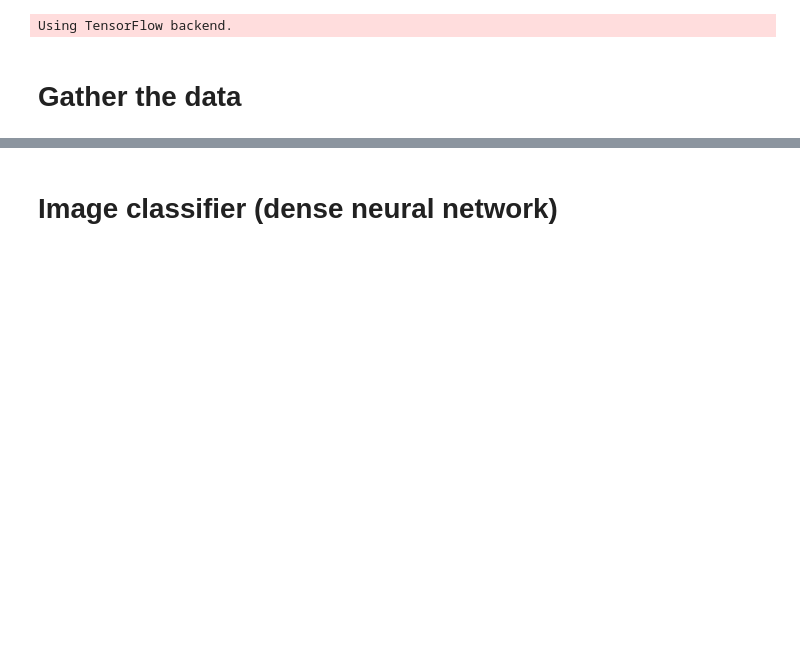
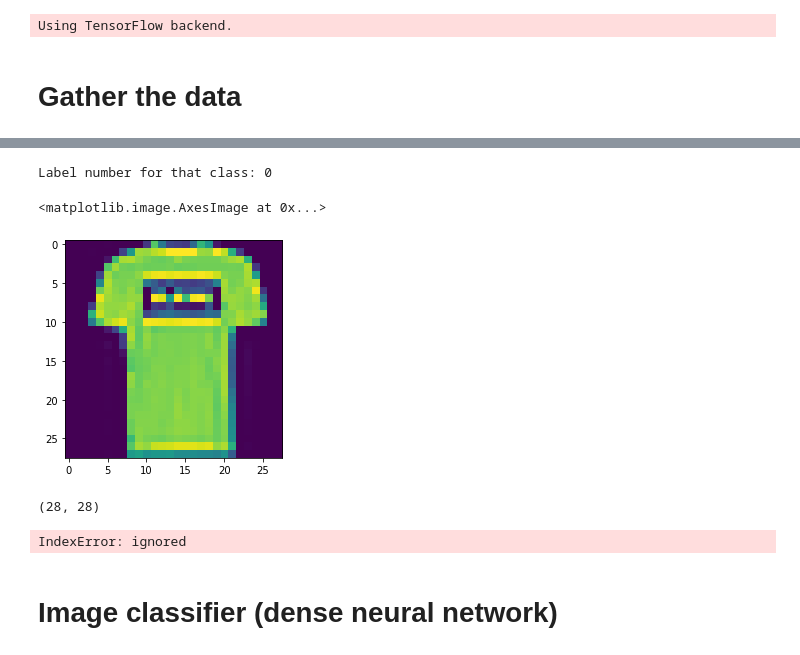
Before and after one commit to coyens/Python, a Jupyter notebook: warsztaty/image_processing in keras/image_processing_clothes.ipynb, the cells around one changed output, grey strips where cells are left out. Saved outputs shown, nothing was run; the diff lists cells and outputs as text; code cells hidden in the pictures; blank space fills up the shorter version.

```diff
--- a/warsztaty/image_processing in keras/image_processing_clothes.ipynb
+++ b/warsztaty/image_processing in keras/image_processing_clothes.ipynb
@@ -31,21 +33,28 @@ X_train.shape
 # %%
 # assign seventh example from training batch to variable called "example_img"
-example_img = deepcopy(X_train[7])
-print('Label number for that class:', y_train[7])
+example_img = deepcopy(X_train[1])
+print('Label number for that class:', y_train[1])
 # display img
 plt.imshow(example_img)
+# %% [output]
+Label number for that class: 0
+<matplotlib.image.AxesImage at 0x...>
+[figure, added]
 # %%
 # print the shape of example_img
 example_img.shape
+# %% [output]
+(28, 28)
 # %%
 # extract first channel from example_img and assign it to 'red_channel' variable
 # red_channel var shape should be (32, 32)
 ##TODO
-red_channel =
-##TODO
-assert red_channel.shape == (32, 32)
+red_channel = example_img[255,0,0]##TODO
+assert red_channel.shape == (28, 28)
 plt.imshow(np.concatenate([red_channel[..., None],
-                           np.zeros(shape=(32, 32, 2), dtype='int')], axis=-1))
+                           np.zeros(shape=(28, 28, 2), dtype='int')], axis=-1))
+# %% [output]
+IndexError: ignored
 # %% [markdown]
 # Image classifier (dense neural network)
 # %%
```
Also changed, not shown: parts of 6 cells of this notebook.
